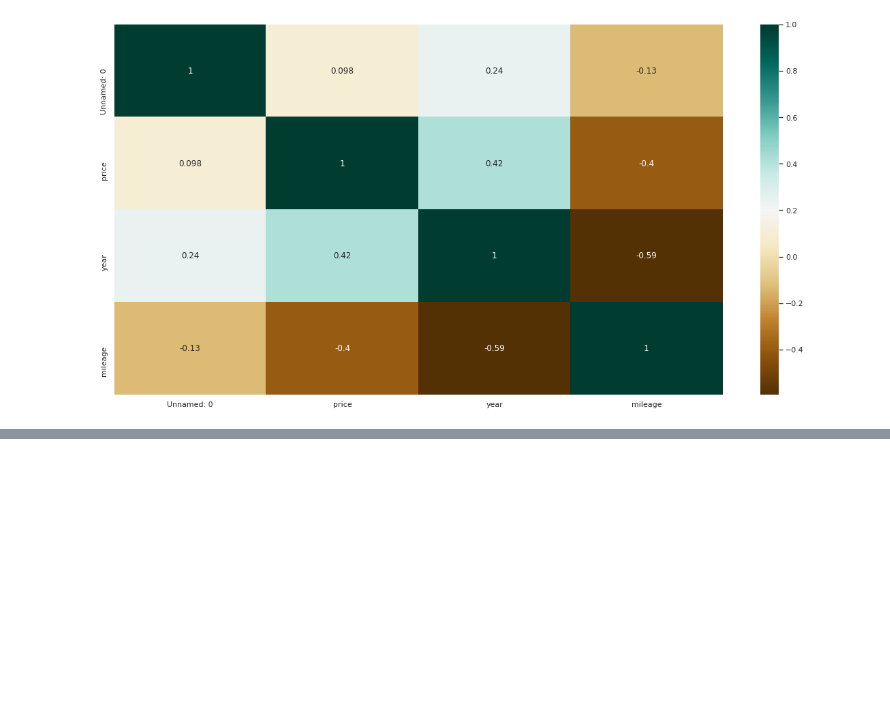
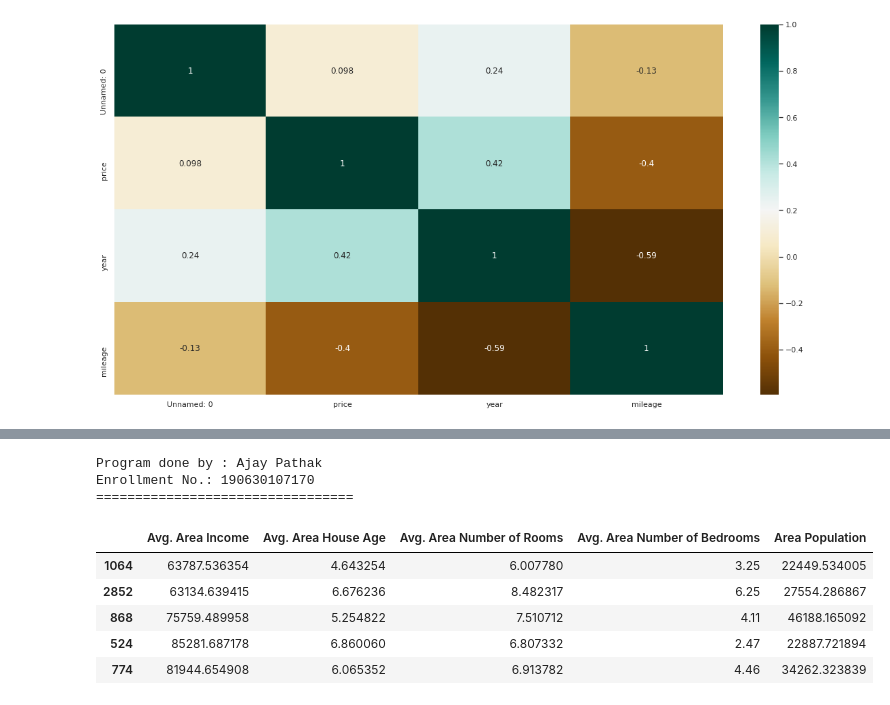
Before and after one commit to AJAY-22/Python_Practicals, a Jupyter notebook: LabManual.ipynb, the cells around one changed output, grey strips where cells are left out. Saved outputs shown, nothing was run; the diff lists cells and outputs as text; code cells hidden in the pictures; blank space fills up the shorter version.

```diff
--- a/LabManual.ipynb
+++ b/LabManual.ipynb
@@ -2806,0 +2974,18 @@ Enrollment No.: 190630107170
+# %%
+# --------------------------------------------
+print('Program done by : Ajay Pathak\n' +
+      'Enrollment No.: 190630107170\n' +
+      '=================================\n\n\n')
+
+
+x_test.head()
+# %% [output]
+Program done by : Ajay Pathak
+Enrollment No.: 190630107170
+=================================
+|  | Avg. Area Income | Avg. Area House Age | Avg. Area Number of Rooms | Avg. Area Number of Bedrooms | Area Population |
+| 1064 | 63787.536354 | 4.643254 | 6.007780 | 3.25 | 22449.534005 |
+| 2852 | 63134.639415 | 6.676236 | 8.482317 | 6.25 | 27554.286867 |
+| 868 | 75759.489958 | 5.254822 | 7.510712 | 4.11 | 46188.165092 |
+| 524 | 85281.687178 | 6.860060 | 6.807332 | 2.47 | 22887.721894 |
+| 774 | 81944.654908 | 6.065352 | 6.913782 | 4.46 | 34262.323839 |
```
Also changed, not shown: parts of 34 cells of this notebook.
